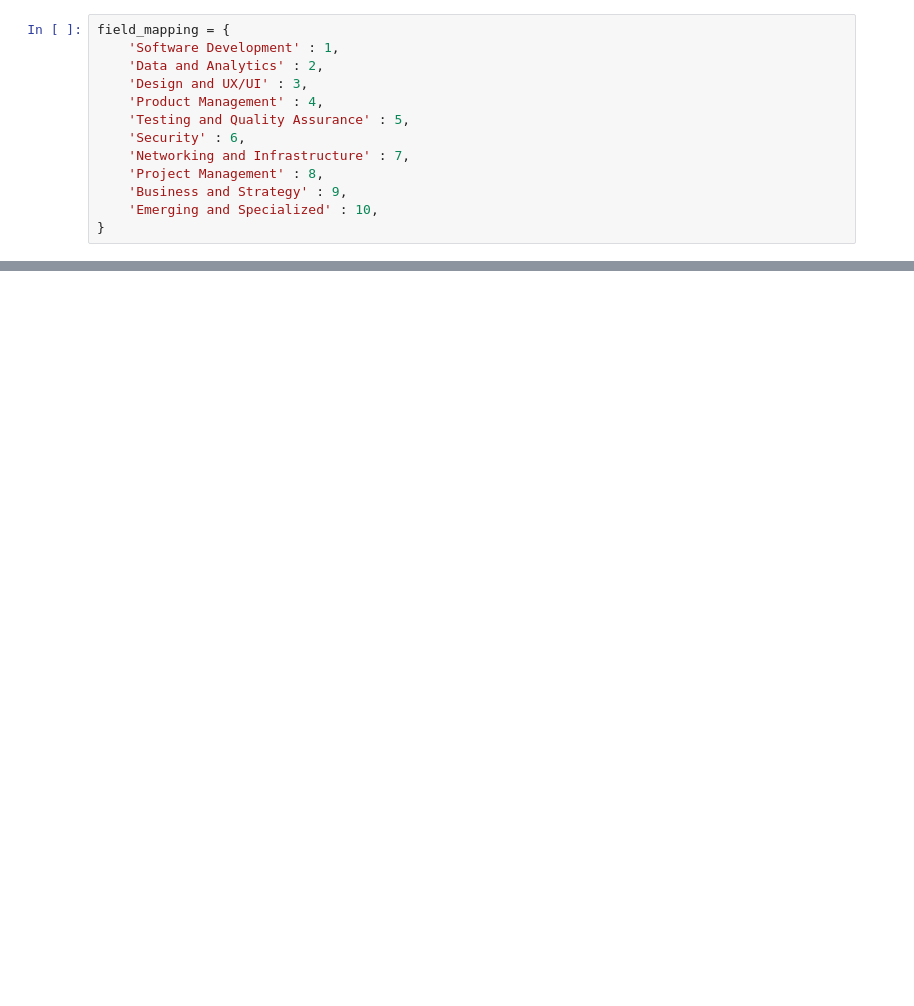
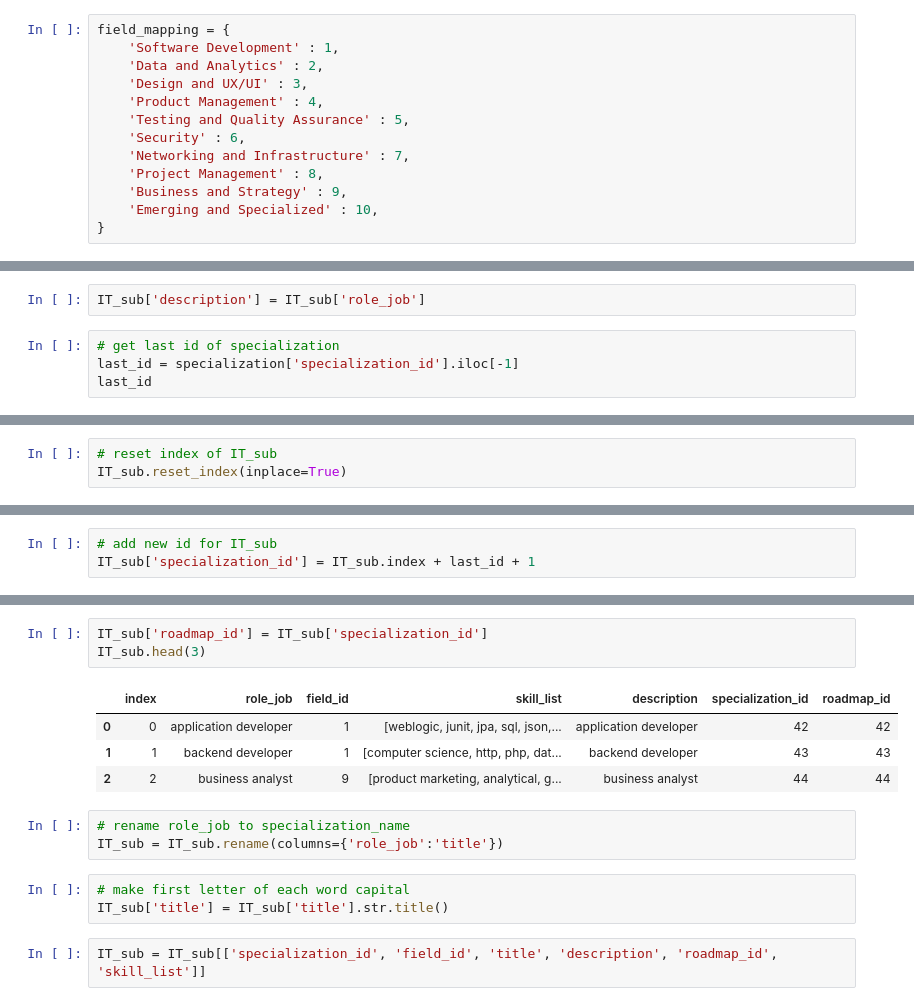
Before and after one commit to ron-ligsay/course-u, a Jupyter notebook: course_u/src/notebooks/specialization_x_field_skills.ipynb, the cells around one changed output, grey strips where cells are left out. Cells and saved outputs as stored; diff of their text form; blank space fills up the shorter version.

```diff
--- a/course_u/src/notebooks/specialization_x_field_skills.ipynb
+++ b/course_u/src/notebooks/specialization_x_field_skills.ipynb
@@ -221,0 +305,6 @@ See the caveats in the documentation: https://pandas.pydata.org/pandas-docs/stab
+# %%
+IT_sub['description'] = IT_sub['role_job']
+# %%
+# get last id of specialization
+last_id = specialization['specialization_id'].iloc[-1]
+last_id
@@ -221,0 +313,3 @@ See the caveats in the documentation: https://pandas.pydata.org/pandas-docs/stab
+# %%
+# reset index of IT_sub
+IT_sub.reset_index(inplace=True)
@@ -221,0 +328,3 @@ See the caveats in the documentation: https://pandas.pydata.org/pandas-docs/stab
+# %%
+# add new id for IT_sub
+IT_sub['specialization_id'] = IT_sub.index + last_id + 1
@@ -221,0 +338,16 @@ See the caveats in the documentation: https://pandas.pydata.org/pandas-docs/stab
+# %%
+IT_sub['roadmap_id'] = IT_sub['specialization_id']
+IT_sub.head(3)
+# %% [output]
+|  | index | role_job | field_id | skill_list | description | specialization_id | roadmap_id |
+| 0 | 0 | application developer | 1 | [weblogic, junit, jpa, sql, json,... | application developer | 42 | 42 |
+| 1 | 1 | backend developer | 1 | [computer science, http, php, dat... | backend developer | 43 | 43 |
+| 2 | 2 | business analyst | 9 | [product marketing, analytical, g... | business analyst | 44 | 44 |
+# %%
+# rename role_job to specialization_name
+IT_sub = IT_sub.rename(columns={'role_job':'title'})
+# %%
+# make first letter of each word capital
+IT_sub['title'] = IT_sub['title'].str.title()
+# %%
+IT_sub = IT_sub[['specialization_id', 'field_id', 'title', 'description', 'roadmap_id', 'skill_list']]
```
Also changed, not shown: parts of 42 cells of this notebook.
